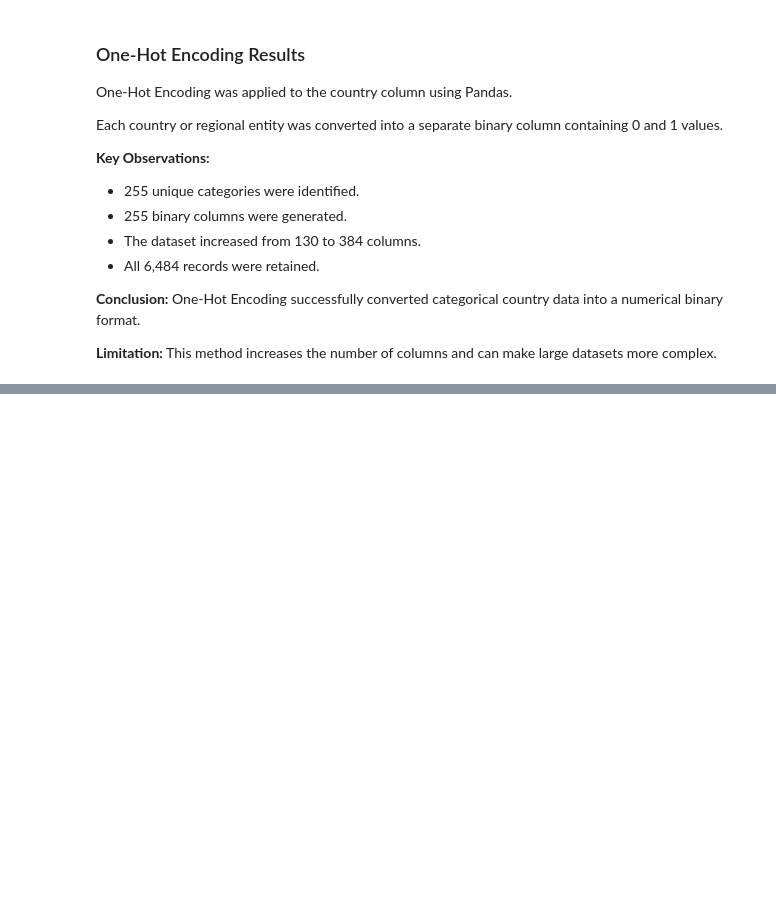
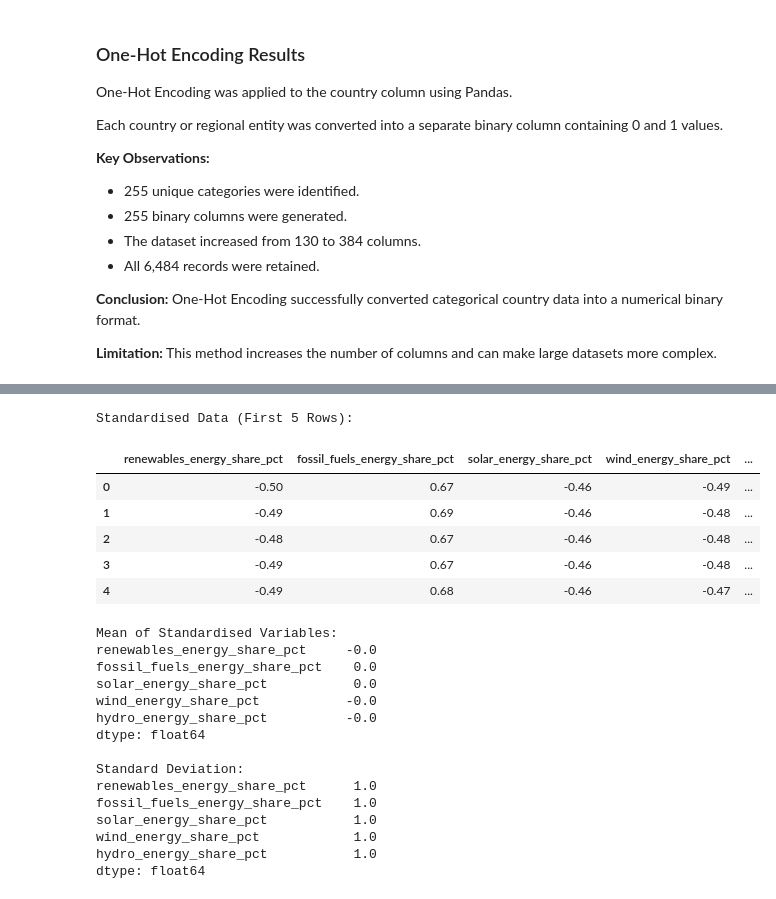
Before and after one commit to Abdullah-awa/Global-Energy-Transition-CA1, a Jupyter notebook: Global_Energy_Transition.ipynb, the cells around one changed output, grey strips where cells are left out. Cells and saved outputs as stored; diff of their text form; code cells hidden in the pictures; blank space fills up the shorter version.

```diff
--- a/Global_Energy_Transition.ipynb
+++ b/Global_Energy_Transition.ipynb
@@ -990,0 +1095,47 @@ One-Hot Encoding successfully converted categorical country data into a numerica
+# %%
+
+# Step 3: Standardise the selected energy indicators
+
+scaler = StandardScaler()
+
+# Transform the data to a common scale
+pca_scaled = scaler.fit_transform(pca_data)
+
+# Convert the scaled data into a DataFrame
+pca_scaled_df = pd.DataFrame(
+    pca_scaled,
+    columns=pca_columns
+)
+
+# Display standardised data
+print("Standardised Data (First 5 Rows):")
+display(pca_scaled_df.head().round(2))
+
+print("\nMean of Standardised Variables:")
+print(pca_scaled_df.mean().round(2))
+
+print("\nStandard Deviation:")
+print(pca_scaled_df.std().round(2))
+# %% [output]
+Standardised Data (First 5 Rows):
+|  | renewables_energy_share_pct | fossil_fuels_energy_share_pct | solar_energy_share_pct | wind_energy_share_pct | ... |
+| 0 | -0.50 | 0.67 | -0.46 | -0.49 | ... |
+| 1 | -0.49 | 0.69 | -0.46 | -0.48 | ... |
+| 2 | -0.48 | 0.67 | -0.46 | -0.48 | ... |
+| 3 | -0.49 | 0.67 | -0.46 | -0.48 | ... |
+| 4 | -0.49 | 0.68 | -0.46 | -0.47 | ... |
+Mean of Standardised Variables:
+renewables_energy_share_pct     -0.0
+fossil_fuels_energy_share_pct    0.0
+solar_energy_share_pct           0.0
+wind_energy_share_pct           -0.0
+hydro_energy_share_pct          -0.0
+dtype: float64
+
+Standard Deviation:
+renewables_energy_share_pct      1.0
+fossil_fuels_energy_share_pct    1.0
+solar_energy_share_pct           1.0
+wind_energy_share_pct            1.0
+hydro_energy_share_pct           1.0
+dtype: float64
```
Also changed, not shown: parts of 24 cells of this notebook.
